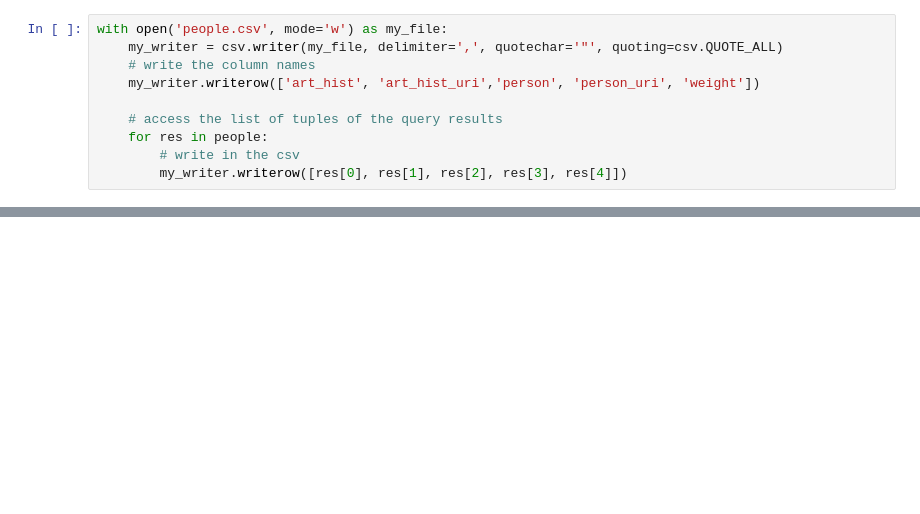
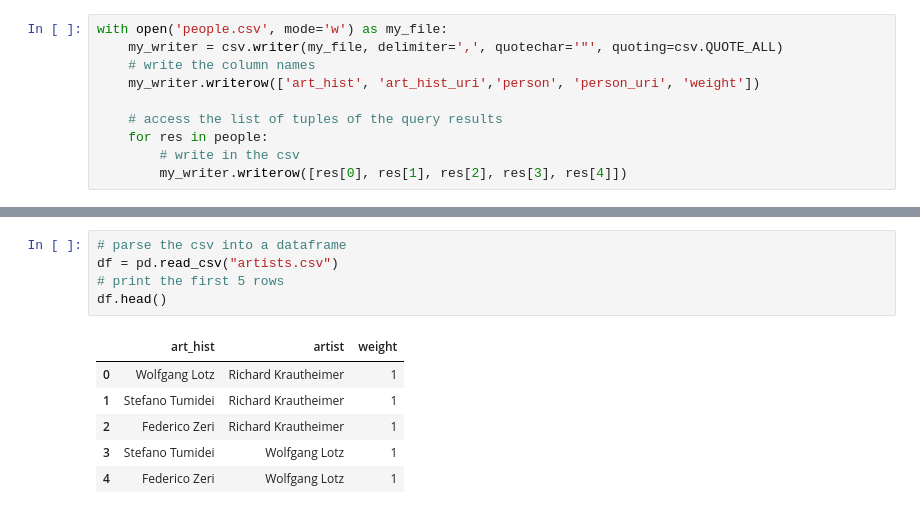
Before and after one commit to LuciaGiagnolini12/ARTchives_projects, a Jupyter notebook: ARTchivesDV1.ipynb, the cells around one changed output, grey strips where cells are left out. Saved outputs shown, nothing was run; the diff lists cells and outputs as text; blank space fills up the shorter version.

```diff
--- a/ARTchivesDV1.ipynb
+++ b/ARTchivesDV1.ipynb
@@ -576,0 +898,12 @@ people_net.show("people.html")
+# %%
+# parse the csv into a dataframe
+df = pd.read_csv("artists.csv")
+# print the first 5 rows
+df.head()
+# %% [output]
+|  | art_hist | artist | weight |
+| 0 | Wolfgang Lotz | Richard Krautheimer | 1 |
+| 1 | Stefano Tumidei | Richard Krautheimer | 1 |
+| 2 | Federico Zeri | Richard Krautheimer | 1 |
+| 3 | Stefano Tumidei | Wolfgang Lotz | 1 |
+| 4 | Federico Zeri | Wolfgang Lotz | 1 |
```
Also changed, not shown: parts of 25 cells of this notebook.
